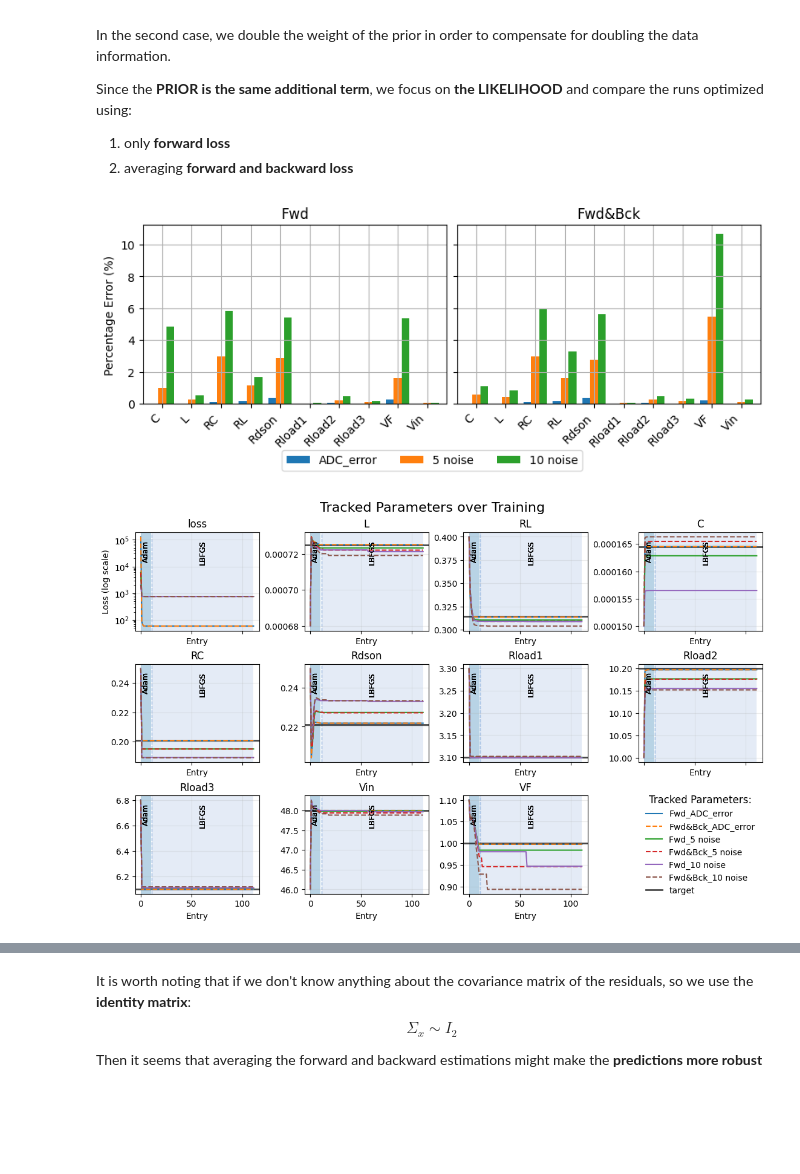
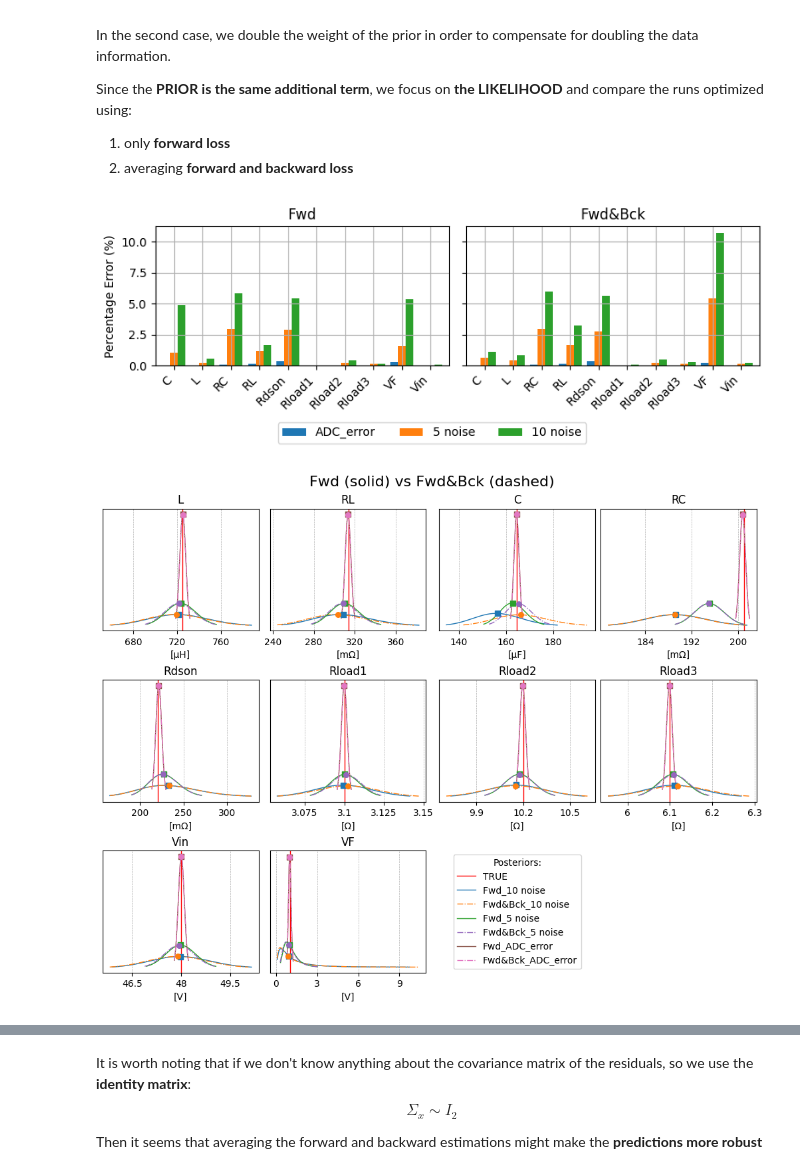
Before and after one commit to jtom95/pinn_buck_converter, a Jupyter notebook: NOTEBOOKS/02_fit_posterior_with_residuals.ipynb, the cells around one changed output, grey strips where cells are left out. Drawn from its saved outputs; the diff is of its cells as text; code cells hidden in the pictures; blank space fills up the shorter version.

Commit message:
plotting working and tested. The axis formatting is too slow.

```diff
--- a/NOTEBOOKS/02_fit_posterior_with_residuals.ipynb
+++ b/NOTEBOOKS/02_fit_posterior_with_residuals.ipynb
@@ -618,34 +618,40 @@ Since the **PRIOR is the same additional term**, we focus on **the LIKELIHOOD**
 # %%
 from pinn_buck.model_results.history import TrainingHistory
 from pinn_buck.model_results.ploting_comparisons import ResultsComparerTwo
 from pinn_buck.laplace_posterior_plotting_comparison import LaplaceResultsComparer
 
 
 out_directory = Path.cwd().parent / "RESULTS" / "LIKELIHOODS"
 directory_dictionary = {
     "Fwd": out_directory / "FWD",
     "Fwd&Bck": out_directory / "FWD&BCK"
 }
 rc = ResultsComparerTwo.from_dirs(directory_dictionary)
 # Choose the labels you care about (ints map via the default dict; strings work too)
 labels = ("ADC_error", "5 noise", "10 noise")
 
 # Final % error comparison (side-by-side)
 fig, ax = rc.plot_comparison(
-    labels=labels, target=TRUE_PARAMS, select_lowest_loss=True, legend_bbox_to_anchor_vertical=-0.1
+    labels=labels, target=TRUE_PARAMS, select_lowest_loss=True, legend_bottom_inch=0.1
 )
 
 # Optional: tracked parameters for specific curves
-fig, axes = rc.plot_tracked(target=TRUE_PARAMS, labels=labels)
+# fig, axes = rc.plot_tracked(target=TRUE_PARAMS, labels=labels, figsize=(10, 8))
 
 laplace_comparer = LaplaceResultsComparer.from_dirs(directory_dictionary)
 laplace_comparer.plot_posteriors_grid(
-    skip_labels=("ADC_error",),
+    # skip_labels=("ADC_error",),
     ncols=4,
     # prior_mu=NOMINAL,
     # prior_sigma=PRIOR_SIGMA,
     true_params=TRUE_PARAMS,
 );
+laplace_comparer.plot_ci(
+    # skip_labels=("ADC_error",),
+    ncols=4,
+    true_params=TRUE_PARAMS,
+    figsize=(8, 6)
+);
 # %% [output]
-[figure, old version]
+[figure, new version]
-[figure, old version]
+[figure, new version]
```
Also changed, not shown: parts of 2 cells of this notebook, 7 other files.
